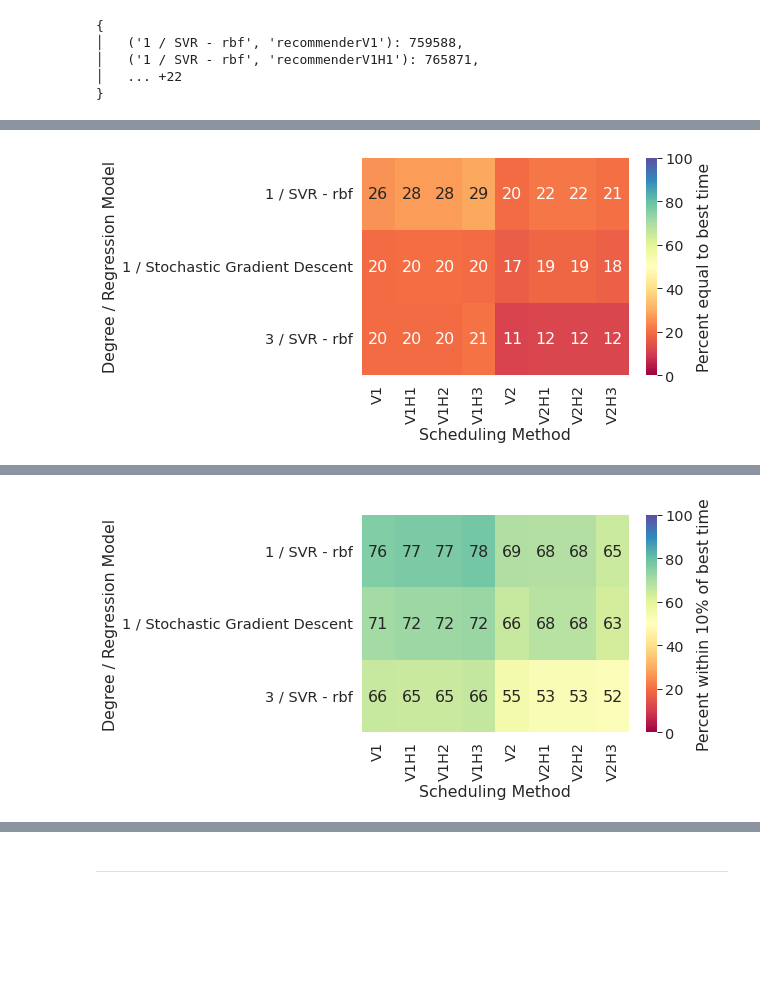
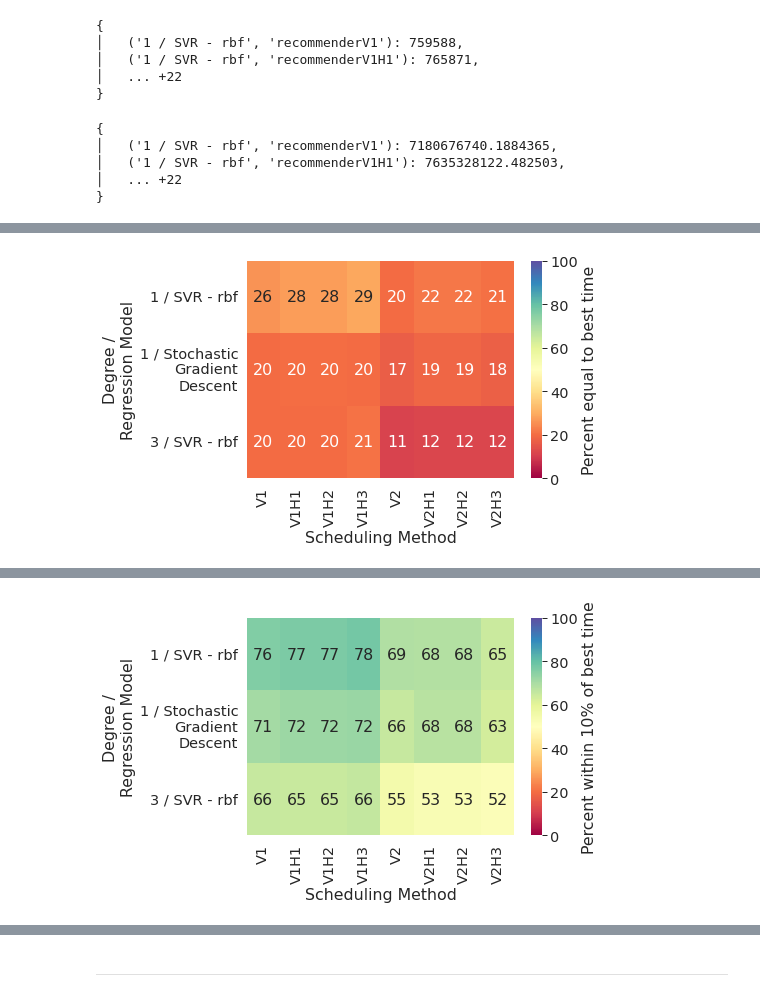
Before and after one commit to Sheypex/ba_proto, a Jupyter notebook: py/test.ipynb, the cells around one changed output, grey strips where cells are left out. Saved outputs shown, nothing was run; the diff lists cells and outputs as text; code cells hidden in the pictures; blank space fills up the shorter version.

Commit message:
graphics

```diff
--- a/py/test.ipynb
+++ b/py/test.ipynb
@@ -518,7 +533,7 @@ pprint(confs)
 │   '3 / SVR - rbf': 0.46743515455075557
 }
 # %%
-regModels = ['1 / SVR - rbf', '1 / Stochastic Gradient Descent', '3 / SVR - rbf']  #sorted(regModels, key=lambda x: confs[x], reverse=True)
+regModels = sorted(regModels, key=lambda x: confs[x], reverse=True)
 # %%
 pprint(regModels)
 # %% [output]
@@ -526,16 +541,20 @@ pprint(regModels)
 # %%
 cvScores = dict()
 cv10PScores = dict()
+cvDiffs = dict()
 j = 1
-for i in itertools.product(wfNames, wfNames):  #cvBigtable[cvBigtable.regModel != "N/A"].groupby(["cvSplit","ukSplit"]):
+for i,d in cvBigtable[cvBigtable.regModel != "N/A"].groupby(["cvSplit","ukSplit"]):
     if i[0] == i[1]:
         continue
     rc.log(j, i)
     cvScores[i] = getRegModelMethodScores(f"cvRegModelMethodScores_CV-{i[0]}_U-{i[1]}.pickle",
-                                          None,  #d.drop(["cvSplit","ukSplit"], axis=1)
+                                          d.drop(["cvSplit","ukSplit"], axis=1)
                                           )
     cv10PScores[i] = getRegModelMethodScores(f"cvRegModelMethodScores10P_CV-{i[0]}_U-{i[1]}.pickle",
-                                             None,  # d.drop(["cvSplit","ukSplit"], axis=1),
+                                             d.drop(["cvSplit","ukSplit"], axis=1),
                                              tol=lambda cur, mini: 10 * mini / 100)
+    cvDiffs[i] = getRegModelMethodScores(f"cvRegModelMethodDiffs_CV-{i[0]}_U-{i[1]}.pickle",
+                                          d.drop(["cvSplit","ukSplit"], axis=1), crit=lambda a, b, c: True, scorer=lambda cur, mini, tol: abs(cur - mini)
+                                          )
     j += 1
 # %% [output]
@@ -608,6 +662,14 @@ cvRegModelMethodScores10P
 │   ('1 / SVR - rbf', 'recommenderV1H1'): 765871,
 │   ... +22
 }
+# %%
+cvRegModelMethodDiffs
+# %% [output]
+{
+│   ('1 / SVR - rbf', 'recommenderV1'): 7180676740.1884365,
+│   ('1 / SVR - rbf', 'recommenderV1H1'): 7635328122.482503,
+│   ... +22
+}
 # %%
 cvRegModelMethodScoresDF = pds.DataFrame(index=regModels, columns=methods, dtype=float)
 for rm, s in cvRegModelMethodScores.items():
@@ -623,23 +685,25 @@ cvRegModelMethodScoresDF
 # %%
 # normalize
 total = 20 * 50_000
 tmp = cvRegModelMethodScoresDF.transform(lambda x: 100 * x / total)
 #
+#plt.figure(figsize=(7,3))
 ax = sns.heatmap(tmp,
                  cmap="Spectral",
                  xticklabels=[c.replace("recommender", "") for c in cvRegModelMethodScoresDF.columns],
                  cbar_kws={"label": "Percent equal to best time"},
                  vmin=0,
                  vmax=100,
                  annot=True,
                  robust=True)
 plt.xlabel("Scheduling Method")
-plt.ylabel("Degree / Regression Model")
+plt.ylabel("Degree /\nRegression Model")
+ax.set_yticklabels(["\n".join(textwrap.wrap(t.get_text(), 15)) for t in ax.get_yticklabels()])
 fig = ax.get_figure()
 save_plot(fig, "cvHeatmapBIS", bbox_inches="tight")
 plt.show()
 # %% [output]
-[figure, old version]
+[figure, new version]
 # %%
 cvRegModelMethodScores10PDF = pds.DataFrame(index=regModels, columns=methods, dtype=float)
 for rm, s in cvRegModelMethodScores10P.items():
@@ -657,6 +721,7 @@ cvRegModelMethodScores10PDF
 total = 20 * 50_000
 tmp = cvRegModelMethodScores10PDF.transform(lambda x: 100 * x / total)
 #
+#plt.figure(figsize=(5.5,2.2))
 ax = sns.heatmap(tmp,
                  cmap="Spectral",
                  xticklabels=[c.replace("recommender", "") for c in cvRegModelMethodScores10PDF.columns],
@@ -666,9 +731,10 @@ ax = sns.heatmap(tmp,
                  annot=True,
                  robust=True)
 plt.xlabel("Scheduling Method")
-plt.ylabel("Degree / Regression Model")
+plt.ylabel("Degree /\nRegression Model")
+ax.set_yticklabels(["\n".join(textwrap.wrap(t.get_text(), 15)) for t in ax.get_yticklabels()])
 fig = ax.get_figure()
 save_plot(fig, "cvHeatmap10P", bbox_inches="tight")
 plt.show()
 # %% [output]
-[figure, old version]
+[figure, new version]
```
Also changed, not shown: parts of 16 cells of this notebook, 39 other files.
